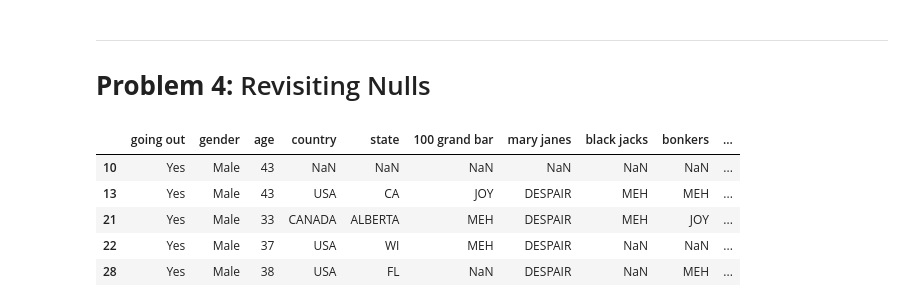
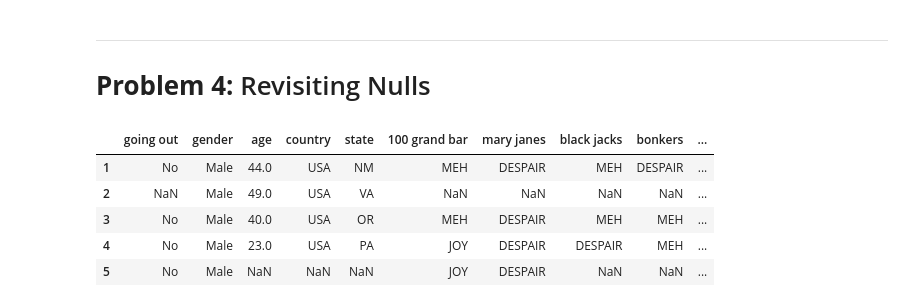
Before and after one commit to atolman01/Data_Cleaning_Halloween_Style, a Jupyter notebook: Data_Cleaning_Solution.ipynb, the cells around one changed output. Cells and saved outputs as stored; diff of their text form; code cells hidden in the pictures.

```diff
--- a/Data_Cleaning_Solution.ipynb
+++ b/Data_Cleaning_Solution.ipynb
@@ -1220,3 +1219,12 @@ Try using .loc[row_indexer,col_indexer] = value instead
 See the caveats in the documentation: https://pandas.pydata.org/pandas-docs/stable/user_guide/indexing.html#returning-a-view-versus-a-copy
   """
 dtype('float64')
+# %%
+# error in missing an invalid candy column 'sweetums (a friend to diabetes)'
+ # dropping it here
+filt = filtered
+filt
+#del filt['sweetums (a friend to diabetes)']
+filt.columns
+# to avoid clutter you will not see output for the remaining columns.
+# all of the candy columns have valid values: meh, despair, joy,and nan
@@ -1224,11 +1251,11 @@ dtype('float64')
 ---
 # **Problem 4:** Revisiting Nulls
 # %%
-filtered.head()
+filt.head()
 # %% [output]
 |  | going out | gender | age | country | state | 100 grand bar | mary janes | black jacks | bonkers | ... |
-| 10 | Yes | Male | 43 | NaN | NaN | NaN | NaN | NaN | NaN | ... |
-| 13 | Yes | Male | 43 | USA | CA | JOY | DESPAIR | MEH | MEH | ... |
-| 21 | Yes | Male | 33 | CANADA | ALBERTA | MEH | DESPAIR | MEH | JOY | ... |
-| 22 | Yes | Male | 37 | USA | WI | MEH | DESPAIR | NaN | NaN | ... |
-| 28 | Yes | Male | 38 | USA | FL | NaN | DESPAIR | NaN | MEH | ... |
+| 1 | No | Male | 44.0 | USA | NM | MEH | DESPAIR | MEH | DESPAIR | ... |
+| 2 | NaN | Male | 49.0 | USA | VA | NaN | NaN | NaN | NaN | ... |
+| 3 | No | Male | 40.0 | USA | OR | MEH | DESPAIR | MEH | MEH | ... |
+| 4 | No | Male | 23.0 | USA | PA | JOY | DESPAIR | DESPAIR | MEH | ... |
+| 5 | No | Male | NaN | NaN | NaN | JOY | DESPAIR | NaN | NaN | ... |
```
Also changed, not shown: parts of 5 cells of this notebook.
